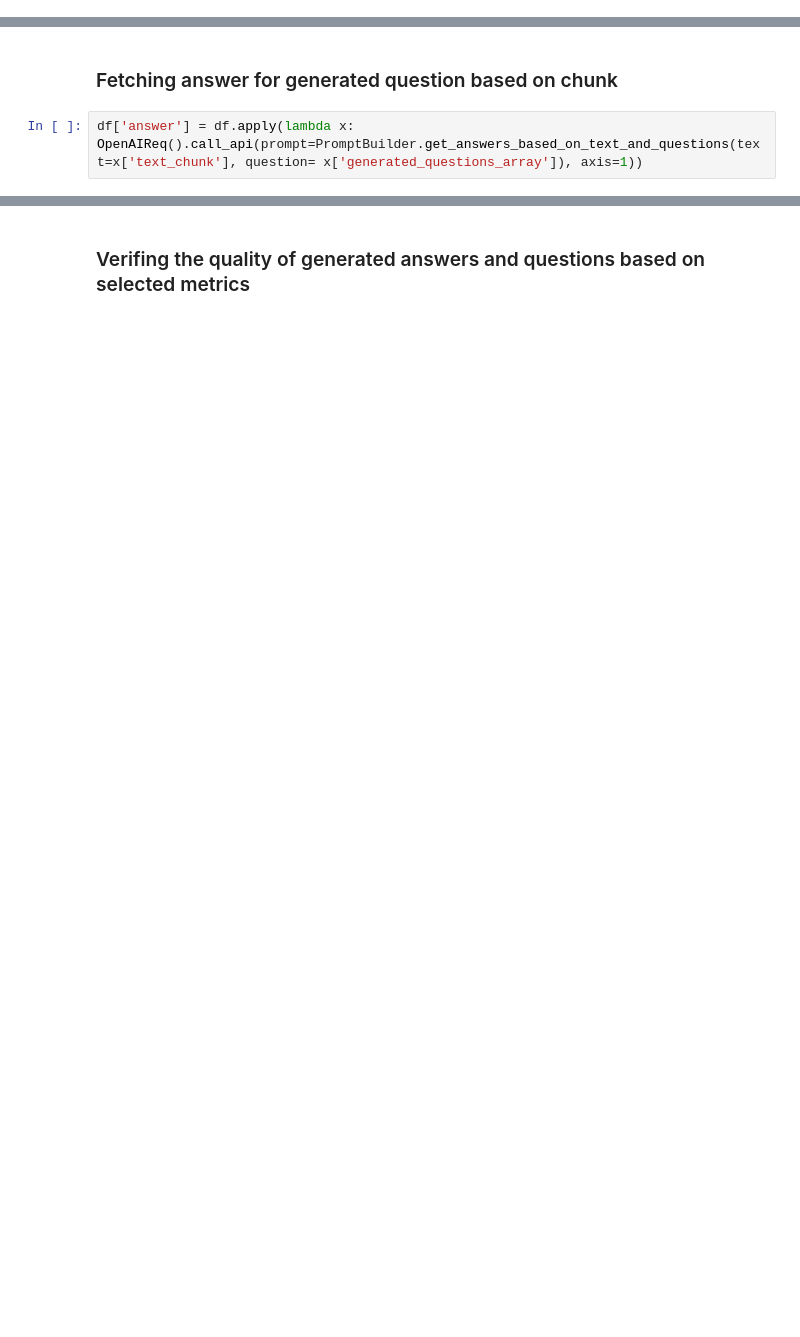
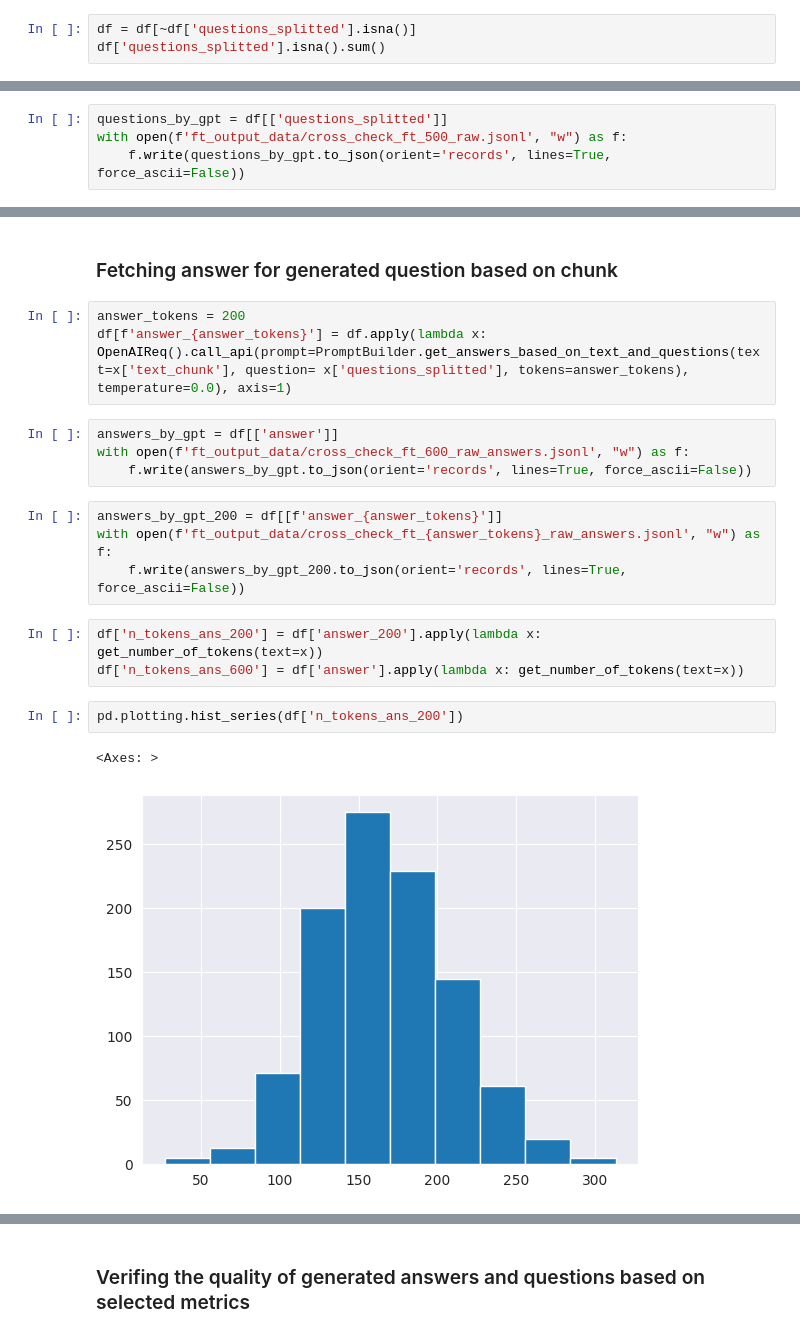
Before and after one commit to witold87/llm-bielik-ft-legal, a Jupyter notebook: src/data.ipynb, the cells around one changed output, grey strips where cells are left out. Cells and saved outputs as stored; diff of their text form; blank space fills up the shorter version.

```diff
--- a/src/data.ipynb
+++ b/src/data.ipynb
@@ -104,3 +111,6 @@ def process_df_with_questions(data: pd.DataFrame) -> pd.DataFrame:
     return data
 
 df = process_df_with_questions(data=df)
+# %%
+df = df[~df['questions_splitted'].isna()]
+df['questions_splitted'].isna().sum()
@@ -106,0 +121,4 @@ df = process_df_with_questions(data=df)
+# %%
+questions_by_gpt = df[['questions_splitted']]
+with open(f'ft_output_data/cross_check_ft_500_raw.jsonl', "w") as f:
+    f.write(questions_by_gpt.to_json(orient='records', lines=True, force_ascii=False))
@@ -107,4 +129,21 @@ df = process_df_with_questions(data=df)
 # %% [markdown]
 ### Fetching answer for generated question based on chunk
 # %%
-df['answer'] = df.apply(lambda x: OpenAIReq().call_api(prompt=PromptBuilder.get_answers_based_on_text_and_questions(text=x['text_chunk'], question= x['generated_questions_array']), axis=1))
+answer_tokens = 200
+df[f'answer_{answer_tokens}'] = df.apply(lambda x: OpenAIReq().call_api(prompt=PromptBuilder.get_answers_based_on_text_and_questions(text=x['text_chunk'], question= x['questions_splitted'], tokens=answer_tokens), temperature=0.0), axis=1)
+# %%
+answers_by_gpt = df[['answer']]
+with open(f'ft_output_data/cross_check_ft_600_raw_answers.jsonl', "w") as f:
+    f.write(answers_by_gpt.to_json(orient='records', lines=True, force_ascii=False))
+# %%
+answers_by_gpt_200 = df[[f'answer_{answer_tokens}']]
+with open(f'ft_output_data/cross_check_ft_{answer_tokens}_raw_answers.jsonl', "w") as f:
+    f.write(answers_by_gpt_200.to_json(orient='records', lines=True, force_ascii=False))
+# %%
+df['n_tokens_ans_200'] = df['answer_200'].apply(lambda x: get_number_of_tokens(text=x))
+df['n_tokens_ans_600'] = df['answer'].apply(lambda x: get_number_of_tokens(text=x))
+# %%
+pd.plotting.hist_series(df['n_tokens_ans_200'])
+# %% [output]
+<Axes: >
+[figure, added]
```
Also changed, not shown: parts of 73 cells of this notebook, 14 other files.
